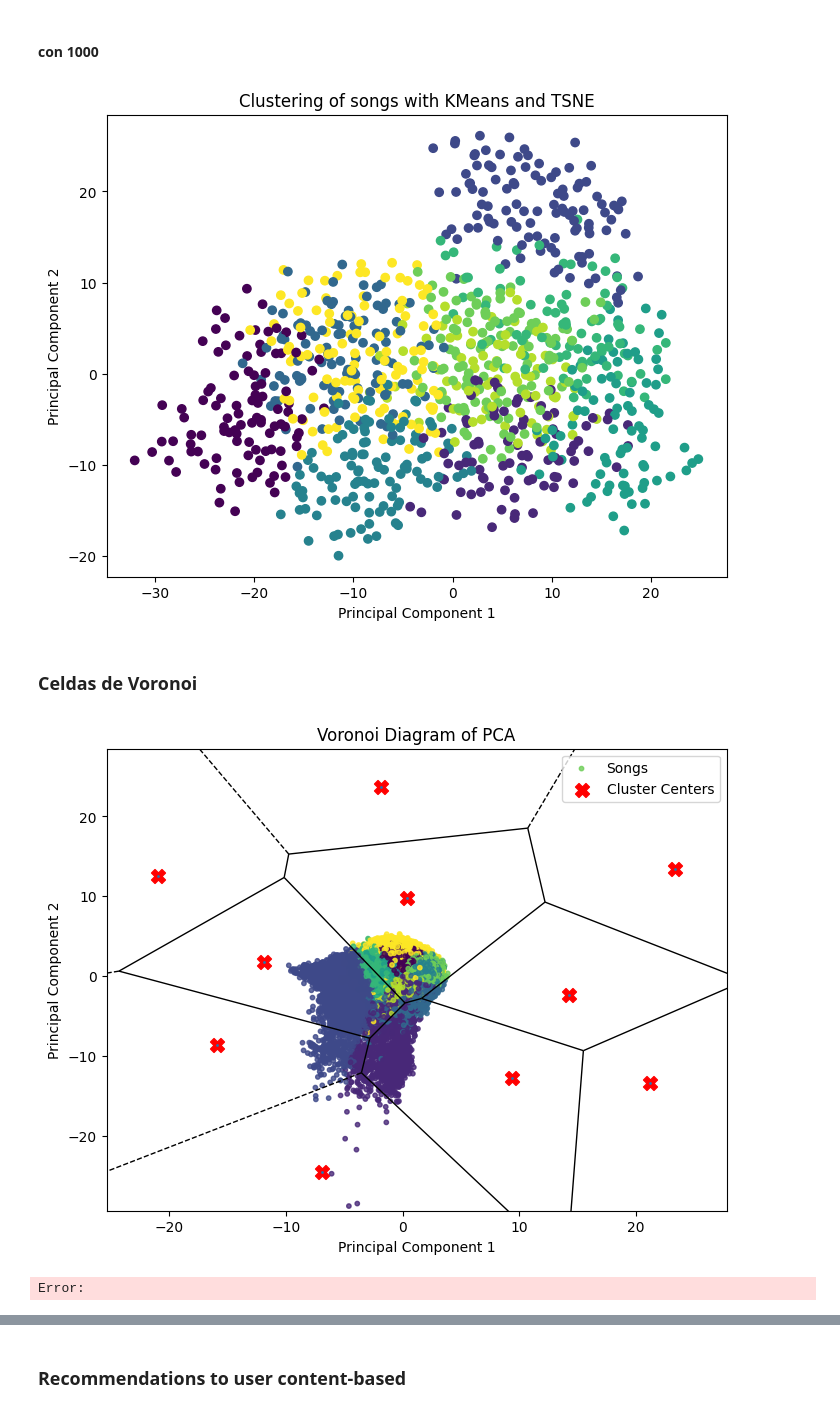
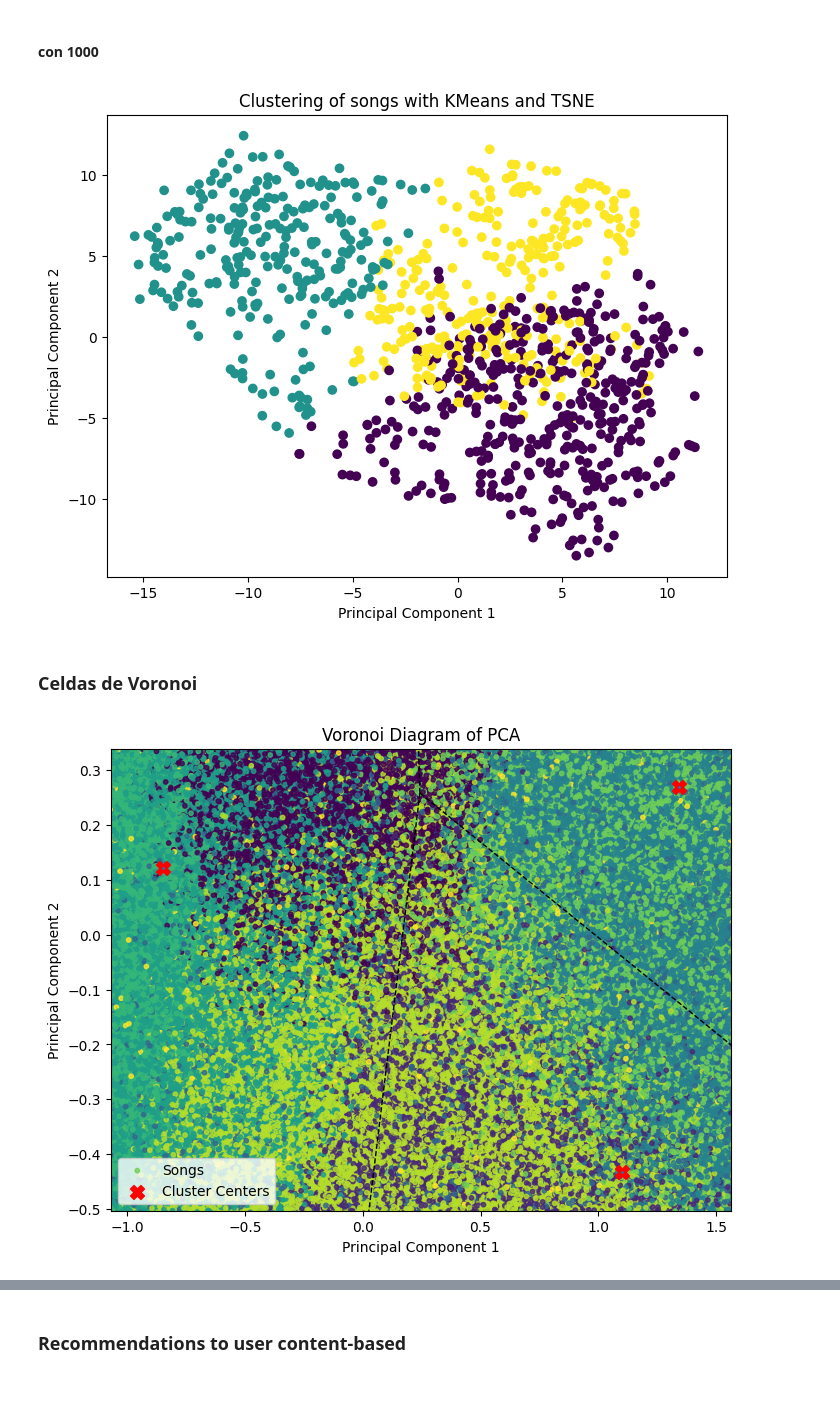
Before and after one commit to enekobarod/Suggestify, a Jupyter notebook: Suggestify/Suggestify.ipynb, the cells around one changed output, grey strips where cells are left out. Saved outputs shown, nothing was run; the diff lists cells and outputs as text; code cells hidden in the pictures.

```diff
--- a/Suggestify/Suggestify.ipynb
+++ b/Suggestify/Suggestify.ipynb
@@ -240,3 +241,19 @@ plt.title("Correlation Matrix among the variables")
 plt.show()
 # %% [output]
 [figure]
+# %%
+from sklearn.metrics import silhouette_score
+best_key=0
+best_score=-1
+X = df_pca[:5000]
+for k in range(2, 15):
+    kmeans = KMeans(n_clusters=k, random_state=42)
+    labels = kmeans.fit_predict(X)
+    score = silhouette_score(X, labels)
+    if score> best_score:
+        best_key=k
+        best_score=score
+    print(f"k={k}, silhouette score={score:.3f}")
+print(f"Best k={best_key}, silhouette score={best_score:.3f}")
+
+k=best_key
@@ -272,11 +304,10 @@ plt.show()
 # %% [markdown]
 #### con 1000
 # %%
-numerical_features = ["duration_ms", "danceability", "energy", "key", "loudness",
+numerical_features = ["danceability", "energy", "key", "loudness",
                       "mode", "speechiness", "acousticness", "instrumentalness",
                       "liveness", "valence", "tempo", "time_signature"]
 
-
 scaler = StandardScaler()
 df_scaled2 = scaler.fit_transform(df_sample_numerical[numerical_features].iloc[:1000])
 # %%
@@ -285,7 +316,7 @@ df_tsne = tsne.fit_transform(df_scaled2)
 # %%
 df_sample_1000 = df_sample.iloc[:1000].copy()
 
-kmeans = KMeans(n_clusters=10, random_state=42)
+kmeans = KMeans(n_clusters=k, random_state=42)
 df_sample_1000['cluster'] = kmeans.fit_predict(df_tsne)
 # %%
 #visualization
@@ -296,6 +327,6 @@ plt.xlabel('Principal Component 1')
 plt.ylabel('Principal Component 2')
 plt.show()
 # %% [output]
-[figure, old version]
+[figure, new version]
 # %% [markdown]
 ### Celdas de Voronoi
@@ -304,31 +333,34 @@ from scipy.spatial import Voronoi, voronoi_plot_2d
 # %%
+df_sample_voronoi = df_sample.iloc[:1000].copy()
+df_sample_voronoi['cluster'] = kmeans.fit_predict(df_pca[:1000])  # <-- usa PCA aquí
+
+# Los centros ya están en espacio PCA
+centers_2d = kmeans.cluster_centers_[:, :2]
+
 df_pca_2d = df_pca[:, :2]
 
-centers_4d = kmeans.cluster_centers_
-
-centers_2d = centers_4d[:, :2]
+centers_2d = kmeans.cluster_centers_[:, :2]
 
 vor = Voronoi(centers_2d)
 
 fig, ax = plt.subplots(figsize=(8, 6))
 
 voronoi_plot_2d(vor, ax=ax, show_vertices=False, line_colors="black", line_width=1, point_size=2)
 
 scatter = ax.scatter(df_pca_2d[:, 0], df_pca_2d[:, 1],
                      c=df_sample['cluster'], cmap='viridis', s=10, alpha=0.8,
                      label='Songs')
 
 ax.scatter(centers_2d[:, 0], centers_2d[:, 1],
            marker='X', s=100, color='red', label='Cluster Centers')
 
 #plt.xscale("log")
 #plt.yscale("log")
 
 plt.title('Voronoi Diagram of PCA')
 plt.xlabel('Principal Component 1')
 plt.ylabel('Principal Component 2')
 plt.legend()
 plt.show()
 # %% [output]
-[figure, old version]
+[figure, new version]
-Error:
```
Also changed, not shown: parts of 12 cells of this notebook.
